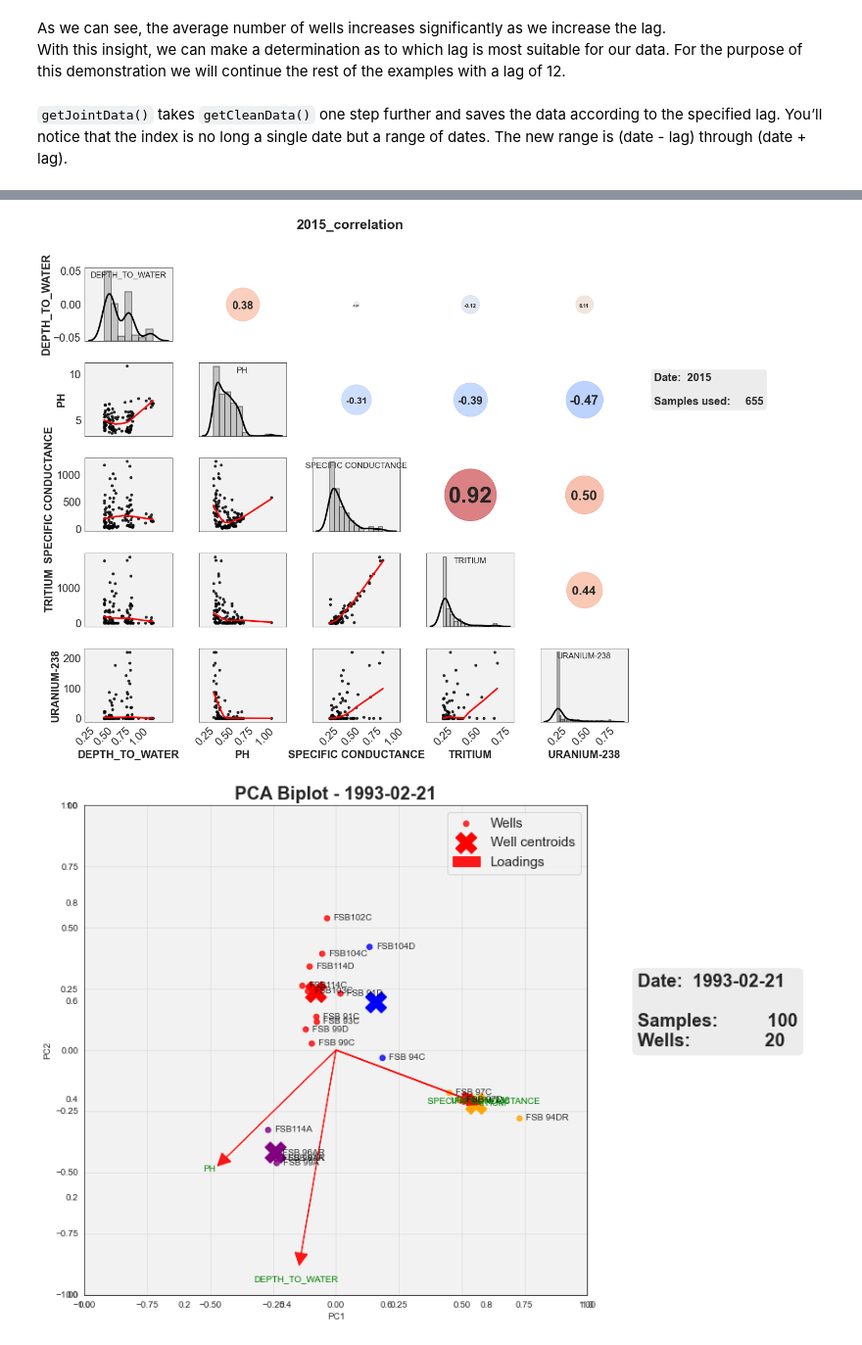
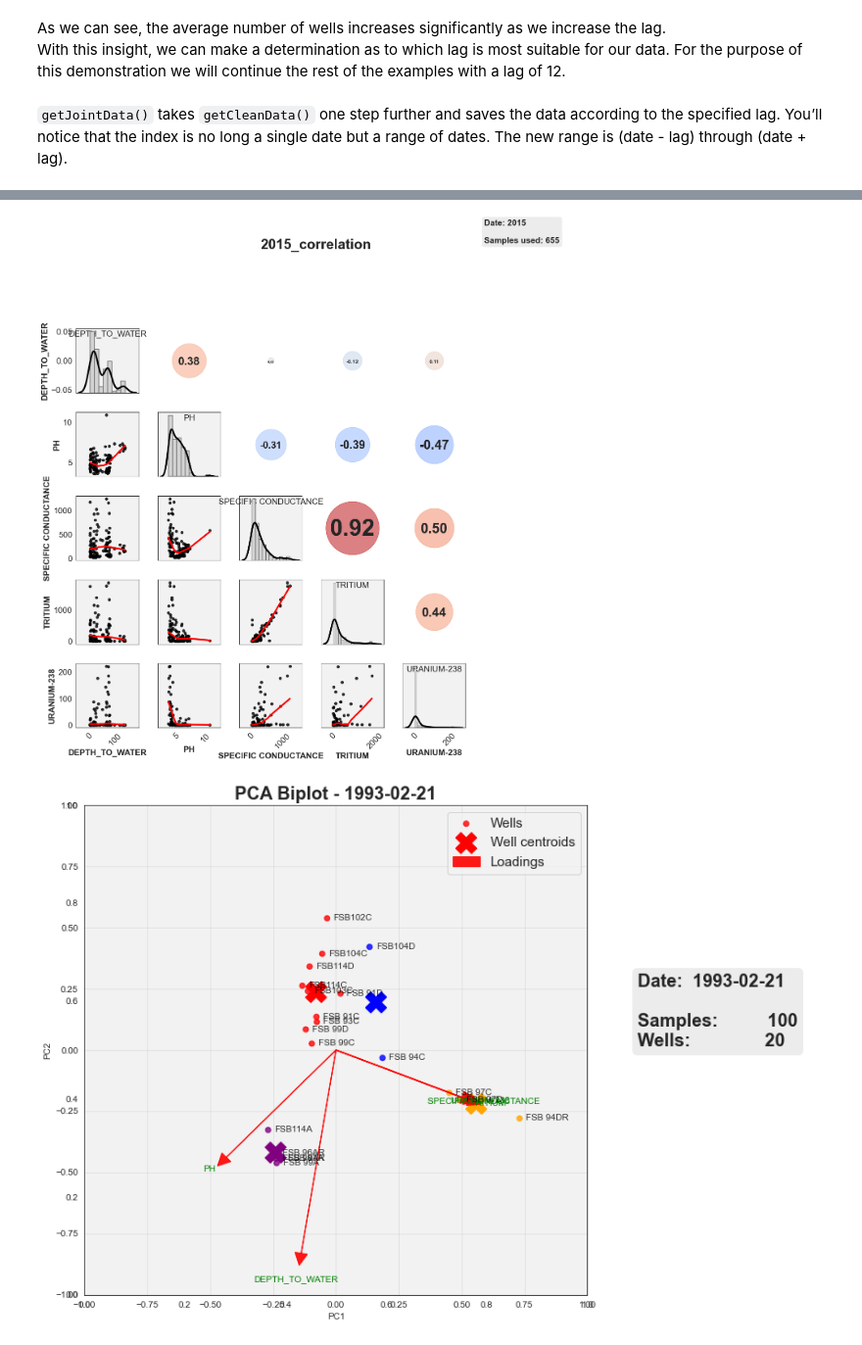
Before and after one commit to ALTEMIS-DOE/pylenm, a Jupyter notebook: notebooks2/2) pyLEnM - Unsupervised Learning.ipynb, the cells around one changed output, grey strips where cells are left out. Shown at 98% size. Saved outputs shown, nothing was run; the diff lists cells and outputs as text; code cells hidden in the pictures.

```diff
--- a/notebooks2/2) pyLEnM - Unsupervised Learning.ipynb
+++ b/notebooks2/2) pyLEnM - Unsupervised Learning.ipynb
@@ -210,7 +267,18 @@ pylenm_df.plot_corr_by_date_range('1993-02-21', lag=lag, analytes=analytes, log_
 # %%
-pylenm_df.plot_corr_by_year(2015, analytes=analytes, remove_outliers=True, z_threshold=3, no_log=['PH'])
+import importlib
+importlib.reload(pcorr)
+
+_ = pcorr.plot_corr_by_year(
+    data_pylenm_dm=pylenm2_dm,
+    year=2015,
+    analytes=analytes,
+    remove_outliers=True,
+    z_threshold=5,
+    no_log=['PH'],
+    fontsize=15,
+)
 # %% [output]
-[figure, old version]
+[figure, new version]
 # %%
 pylenm_df.plot_PCA_by_date('1993-02-21', analytes)
 # %% [output]
```
Also changed, not shown: parts of 8 cells of this notebook.
